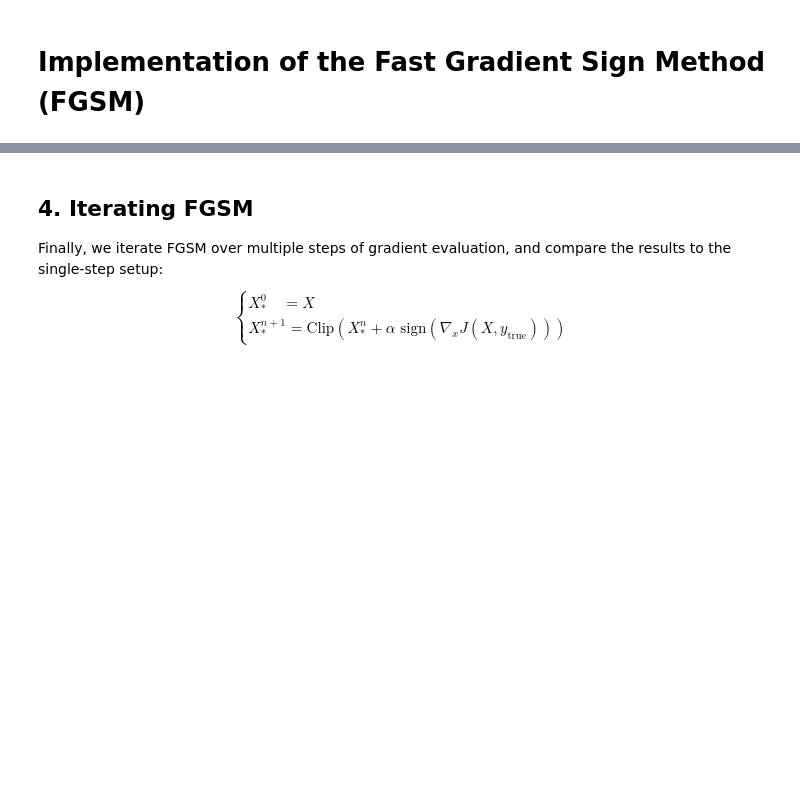
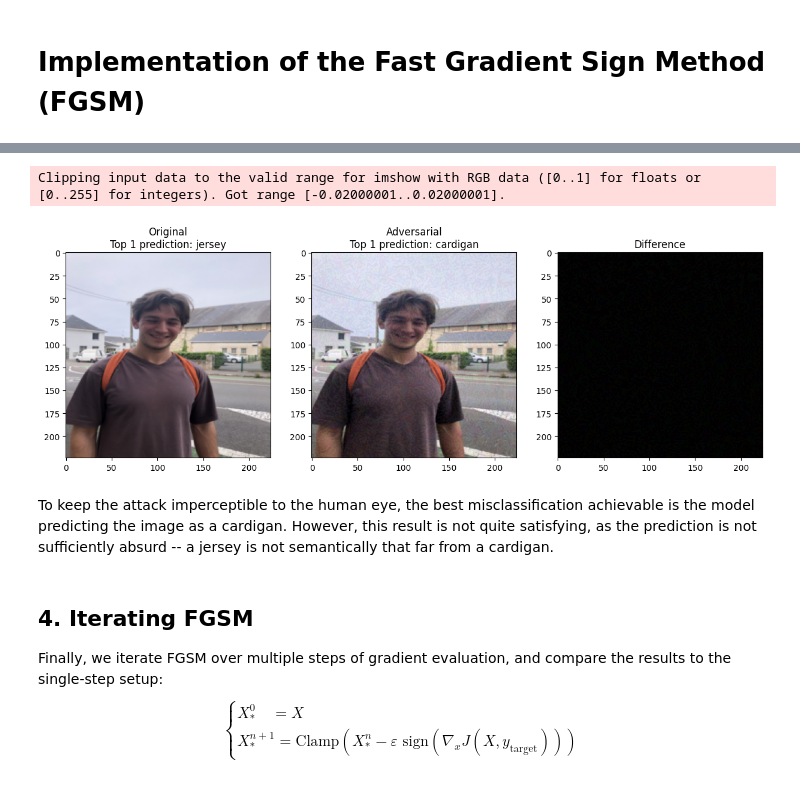
Before and after one commit to Red-Rapious/Adversarial-Attacks, a Jupyter notebook: code/fgsm.ipynb, the cells around one changed output, grey strips where cells are left out. Saved outputs shown, nothing was run; the diff lists cells and outputs as text; code cells hidden in the pictures; blank space fills up the shorter version.

```diff
--- a/code/fgsm.ipynb
+++ b/code/fgsm.ipynb
@@ -14,7 +122,34 @@ $$X_* = X - \varepsilon\text{ sign}\left(\nabla_x J(X, y_{\text{target}})\right)
+# %%
+idx = 281
+img = deepcopy(face_img)
+criterion = nn.CrossEntropyLoss()
+img.requires_grad = True
+logit = net(normalize(img).unsqueeze(0))
+target = torch.tensor([idx])
+loss = criterion(logit, target)
+loss.backward()
+epsilon = 0.02
+
+x_att = fgsm_attack(img,epsilon,-img.grad)
+
+x_att_pred = net(normalize(x_att.unsqueeze(0)))
+fig, ax = plt.subplots(1,3, figsize=(15, 5))
+ax[0].set_title("Original\nTop 1 prediction: "+str(classes[face_pred.argmax().item()][1]))
+ax[1].set_title("Adversarial\nTop 1 prediction: "+str(classes[x_att_pred.argmax().item()][1]))
+ax[2].set_title("Difference")
+plot_img_tensor(img, ax[0])
+plot_img_tensor(x_att, ax[1])
+plot_img_tensor(x_att - img, ax[2])
+plt.show()
+# %% [output]
+Clipping input data to the valid range for imshow with RGB data ([0..1] for floats or [0..255] for integers). Got range [-0.02000001..0.02000001].
+[figure, added]
+# %% [markdown]
+To keep the attack imperceptible to the human eye, the best misclassification achievable is the model predicting the image as a cardigan. However, this result is not quite satisfying, as the prediction is not sufficiently absurd -- a jersey is not semantically that far from a cardigan.
 # %% [markdown]
 ## 4. Iterating FGSM
 Finally, we iterate FGSM over multiple steps of gradient evaluation, and compare the results to the single-step setup:
 $$\begin{cases}
         X_*^0 \quad= X\\
-        X^{n+1}_* = \text{Clip}\left(X^n_*+\alpha\text{ sign}\left(\nabla_x J(X, y_{\text{true}})\right)\right)
+        X^{n+1}_* = \text{Clamp}\left(X^n_*-\varepsilon\text{ sign}\left(\nabla_x J(X, y_{\text{target}})\right)\right)
 \end{cases}$$
```
Also changed, not shown: parts of 15 cells of this notebook.
